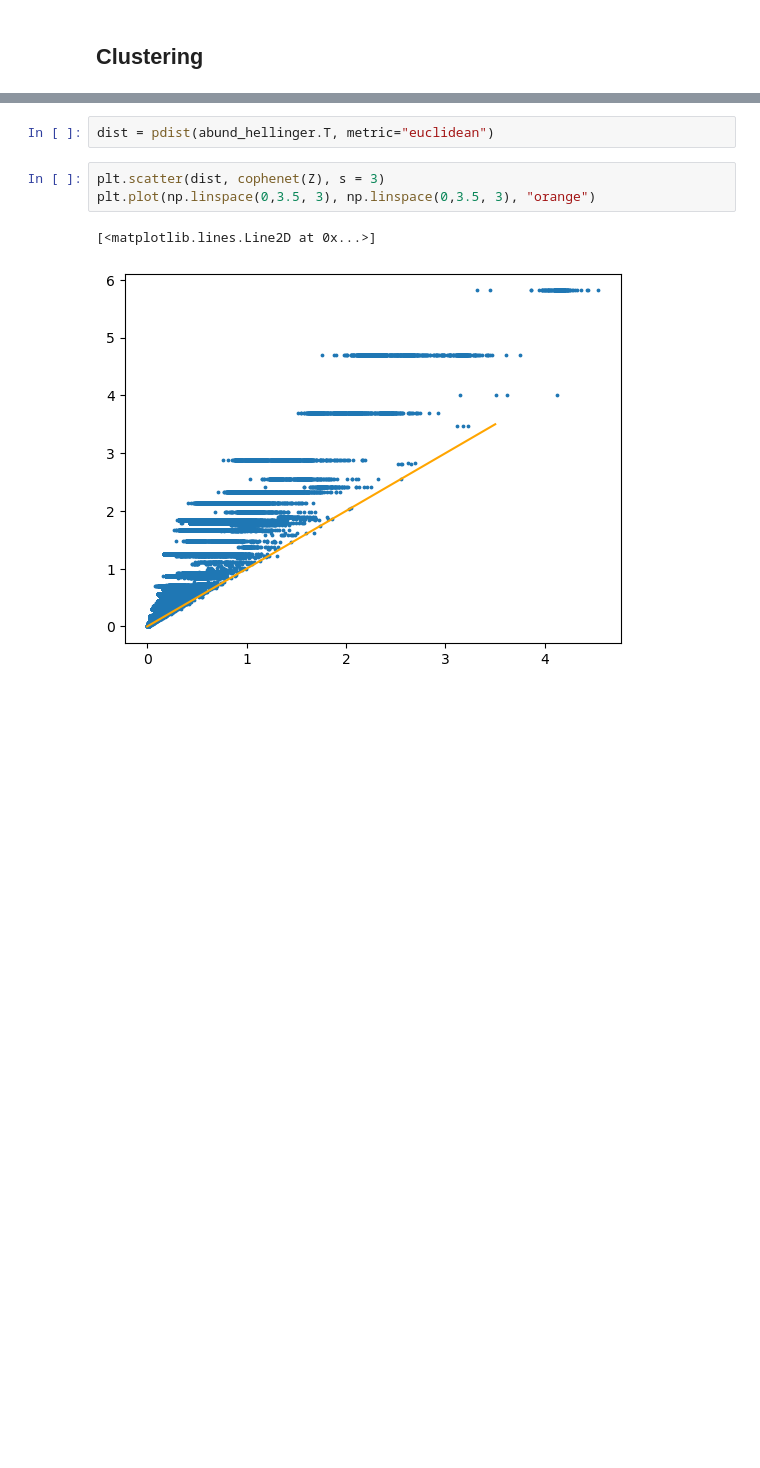
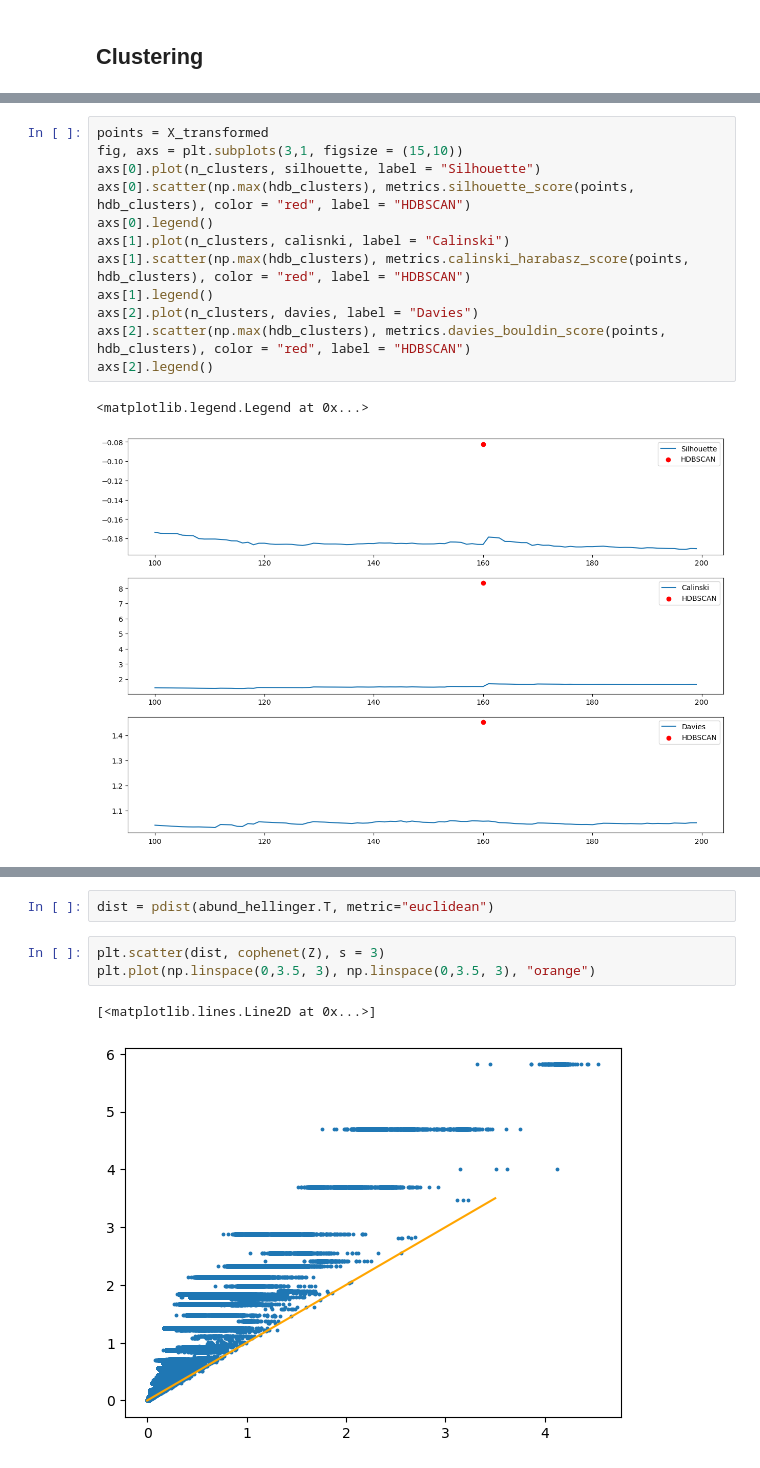
Before and after one commit to Alberto-Ghedin/ISPRA_20152017_Analysis, a Jupyter notebook: Correlation.ipynb, the cells around one changed output, grey strips where cells are left out. Drawn from its saved outputs; the diff is of its cells as text; blank space fills up the shorter version.

```diff
--- a/Correlation.ipynb
+++ b/Correlation.ipynb
@@ -373,0 +246,15 @@ Z = create_linkage_matrix(hellinger_clusers)
+# %%
+points = X_transformed
+fig, axs = plt.subplots(3,1, figsize = (15,10))
+axs[0].plot(n_clusters, silhouette, label = "Silhouette")
+axs[0].scatter(np.max(hdb_clusters), metrics.silhouette_score(points, hdb_clusters), color = "red", label = "HDBSCAN")
+axs[0].legend()
+axs[1].plot(n_clusters, calisnki, label = "Calinski")
+axs[1].scatter(np.max(hdb_clusters), metrics.calinski_harabasz_score(points, hdb_clusters), color = "red", label = "HDBSCAN")
+axs[1].legend()
+axs[2].plot(n_clusters, davies, label = "Davies")
+axs[2].scatter(np.max(hdb_clusters), metrics.davies_bouldin_score(points, hdb_clusters), color = "red", label = "HDBSCAN")
+axs[2].legend()
+# %% [output]
+<matplotlib.legend.Legend at 0x...>
+[figure, added]
```
Also changed, not shown: parts of 86 cells of this notebook, 9 other files.
